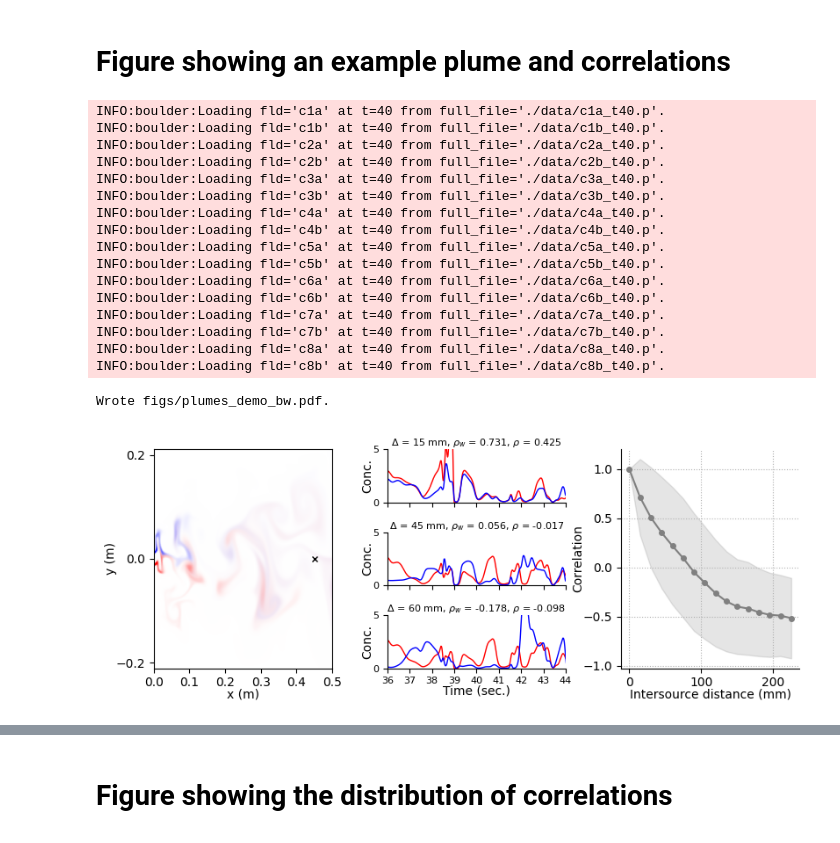
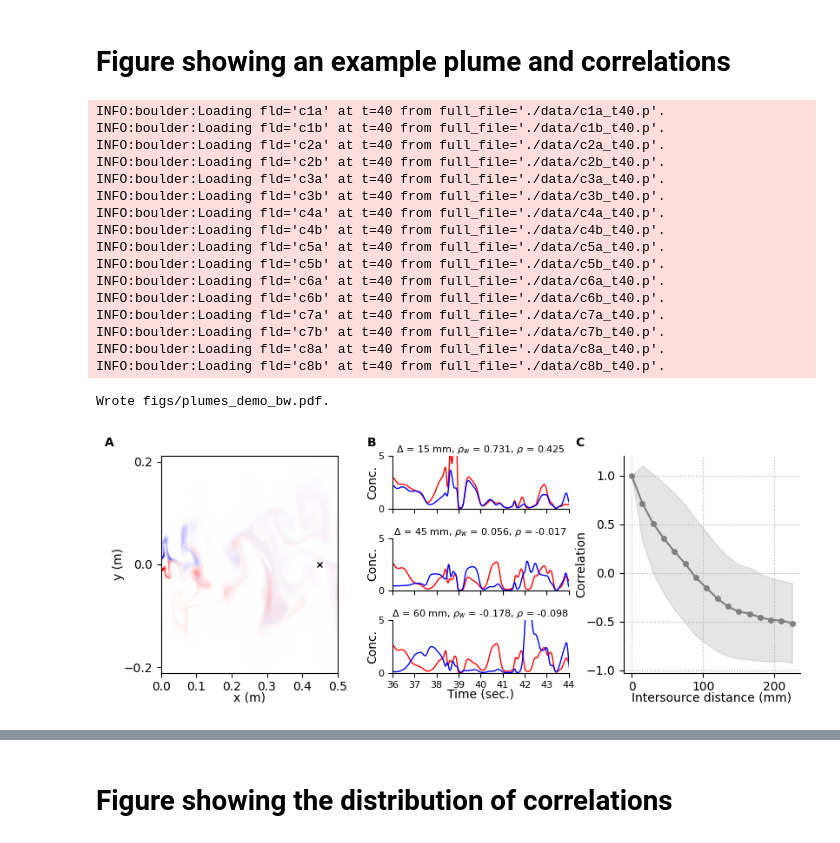
Before and after one commit to stootoon/fisher-plumes, a Jupyter notebook: make_figs.ipynb, the cells around one changed output, grey strips where cells are left out. Drawn from its saved outputs; the diff is of its cells as text; code cells hidden in the pictures.

```diff
--- a/make_figs.ipynb
+++ b/make_figs.ipynb
@@ -114,29 +117,31 @@ bw
 # Figure showing an example plume and correlations
 # %%
 reload(fpf)
+reload(fpft)
 ax_plume, ax_traces, ax_corr = fpf.plot_plumes_demo(Fbw, 40, [-7500, 7500], y_lim = (0,5.01), dt = 1, which_idists=[0,2,3])
+fpft.label_axes([ax_plume, ax_traces[0], ax_corr], "ABC", y = [0.99]*3, fontsize=10, fontweight="bold")
 ax_plume.set_yticks([-0.2, 0, 0.2])
 file_name = f"figs/plumes_demo_bw.pdf"
 PLOT and (savefig(file_name, bbox_inches='tight'), print(f"Wrote {file_name}."));
 # %% [output]
 INFO:boulder:Loading fld='c1a' at t=40 from full_file='./data/c1a_t40.p'.
 INFO:boulder:Loading fld='c1b' at t=40 from full_file='./data/c1b_t40.p'.
 INFO:boulder:Loading fld='c2a' at t=40 from full_file='./data/c2a_t40.p'.
 INFO:boulder:Loading fld='c2b' at t=40 from full_file='./data/c2b_t40.p'.
 INFO:boulder:Loading fld='c3a' at t=40 from full_file='./data/c3a_t40.p'.
 INFO:boulder:Loading fld='c3b' at t=40 from full_file='./data/c3b_t40.p'.
 INFO:boulder:Loading fld='c4a' at t=40 from full_file='./data/c4a_t40.p'.
 INFO:boulder:Loading fld='c4b' at t=40 from full_file='./data/c4b_t40.p'.
 INFO:boulder:Loading fld='c5a' at t=40 from full_file='./data/c5a_t40.p'.
 INFO:boulder:Loading fld='c5b' at t=40 from full_file='./data/c5b_t40.p'.
 INFO:boulder:Loading fld='c6a' at t=40 from full_file='./data/c6a_t40.p'.
 INFO:boulder:Loading fld='c6b' at t=40 from full_file='./data/c6b_t40.p'.
 INFO:boulder:Loading fld='c7a' at t=40 from full_file='./data/c7a_t40.p'.
 INFO:boulder:Loading fld='c7b' at t=40 from full_file='./data/c7b_t40.p'.
 INFO:boulder:Loading fld='c8a' at t=40 from full_file='./data/c8a_t40.p'.
 INFO:boulder:Loading fld='c8b' at t=40 from full_file='./data/c8b_t40.p'.
 Wrote figs/plumes_demo_bw.pdf.
-[figure, old version]
+[figure, new version]
 # %%
 ax_plume, ax_traces, ax_corr = fpf.plot_plumes_demo(Fcr, 40, [490000, 510000], y_lim = (0,5.01), t_wnd = [-0.5, 0.5], dt = 1, which_idists=[0,10,20])
 ax_plume.set_xticks(arange(0,1.1,0.5)); ax_plume.set_yticks([0,0.5,1])
```
Also changed, not shown: parts of 10 cells of this notebook, 16 other files.
